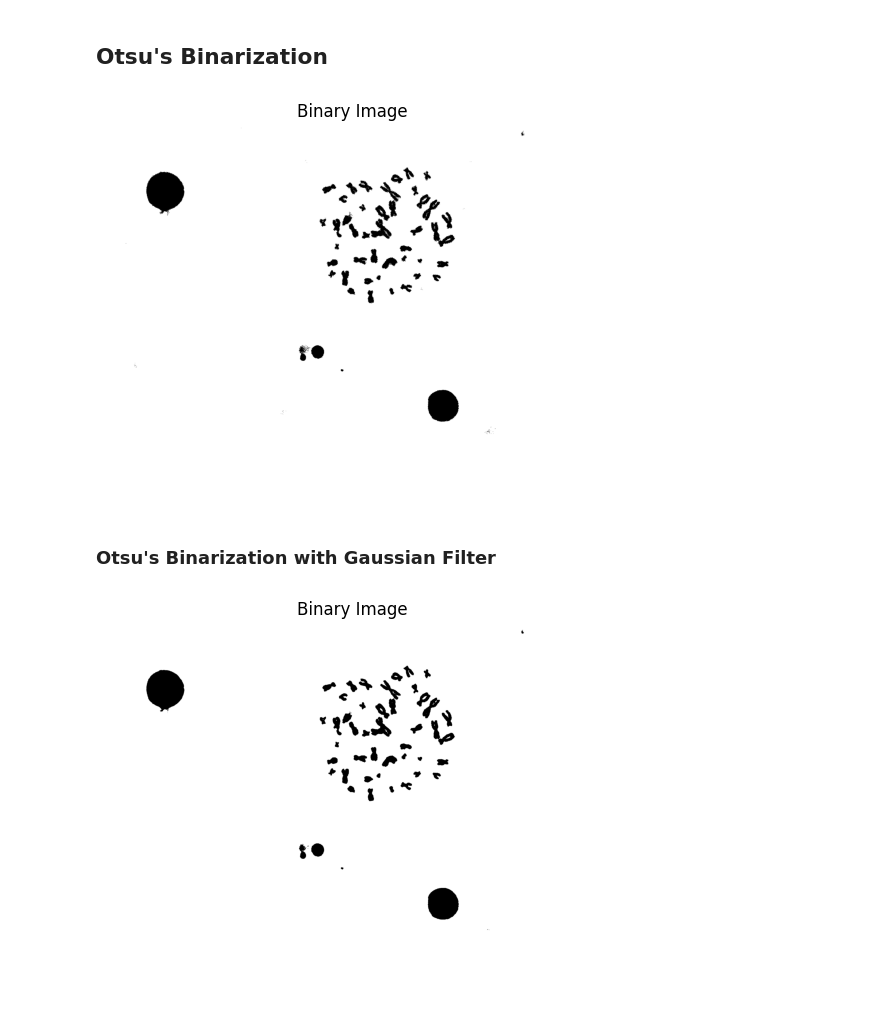
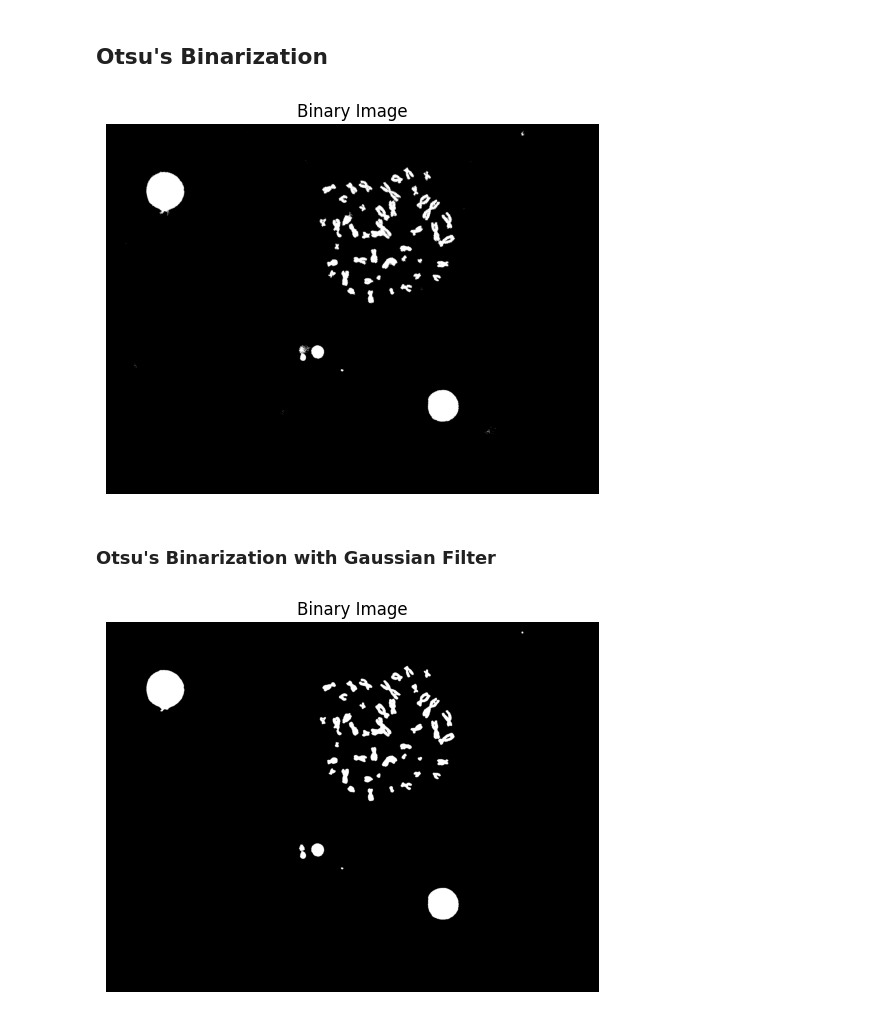
Before and after one commit to HyanBatista/chromosome-counter, a Jupyter notebook: notebooks/preprocessing.ipynb, the cells around one changed output. Saved outputs shown, nothing was run; the diff lists cells and outputs as text; code cells hidden in the pictures.

```diff
--- a/notebooks/preprocessing.ipynb
+++ b/notebooks/preprocessing.ipynb
@@ -42,20 +43,22 @@ Text(0.5, 1.0, 'Binary Image')
 ## Otsu's Binarization
 # %%
 image = cv.imread(IMAGE, cv.IMREAD_GRAYSCALE)
-_, binary_image = cv.threshold(image, 0, 255, cv.THRESH_BINARY + cv.THRESH_OTSU)
+_, binary_image = cv.threshold(image, 0, 255, cv.THRESH_BINARY_INV + cv.THRESH_OTSU)
 plt.imshow(cv.cvtColor(binary_image, cv.COLOR_GRAY2RGB))
 plt.title('Binary Image')
 plt.axis('off');
 # %% [output]
-[figure, old version]
+[figure, new version]
 # %% [markdown]
 ### Otsu's Binarization with Gaussian Filter
 # %%
 image = cv.imread(IMAGE, cv.IMREAD_GRAYSCALE)
 blurred_image = cv.GaussianBlur(image, (5, 5), 0)
-_, binary_image = cv.threshold(blurred_image, 0, 255, cv.THRESH_BINARY + cv.THRESH_OTSU)
-plt.imshow(cv.cvtColor(binary_image, cv.COLOR_GRAY2RGB))
+_, binary_image = cv.threshold(blurred_image, 0, 255, cv.THRESH_BINARY_INV + cv.THRESH_OTSU)
+kernel = cv.getStructuringElement(cv.MORPH_ELLIPSE, (7, 7))
+opening = cv.morphologyEx(binary_image, cv.MORPH_OPEN, kernel)
+plt.imshow(cv.cvtColor(opening, cv.COLOR_GRAY2RGB))
 plt.title('Binary Image')
 plt.axis('off');
 # %% [output]
-[figure, old version]
+[figure, new version]
```
Also changed, not shown: parts of 1 cell of this notebook, 4 other files.
